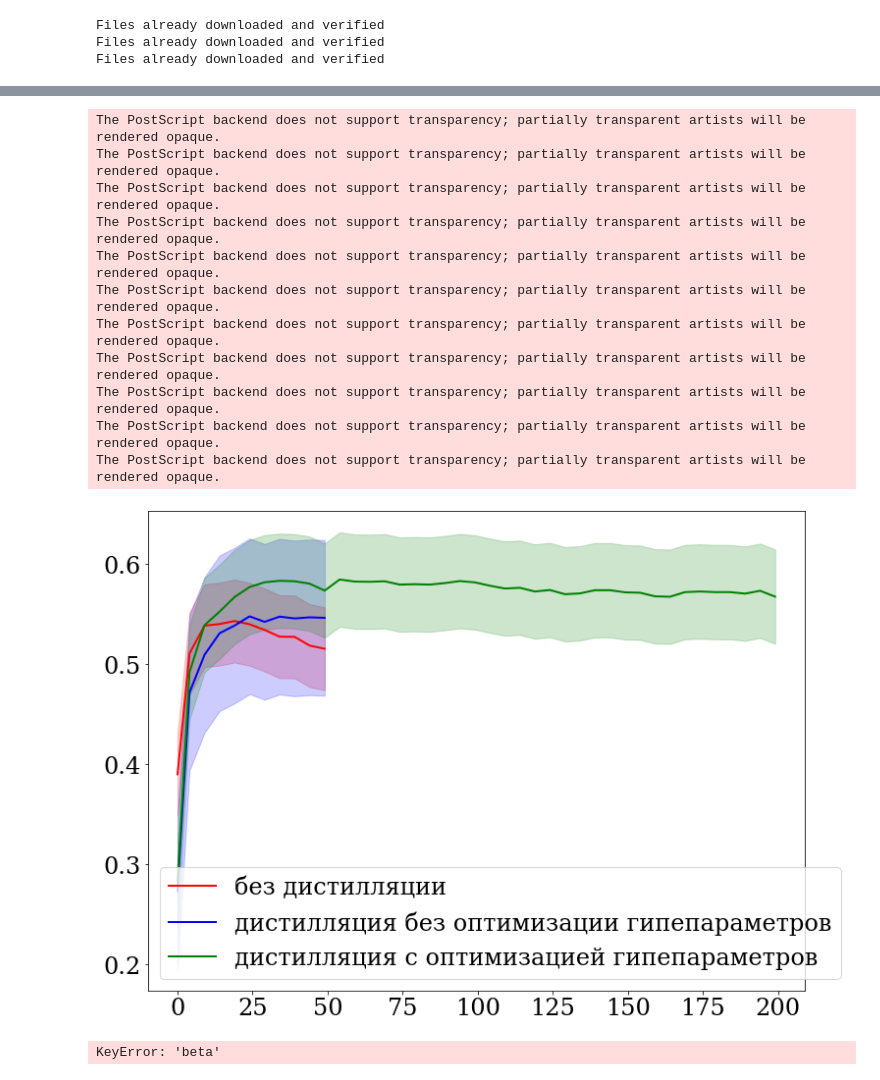
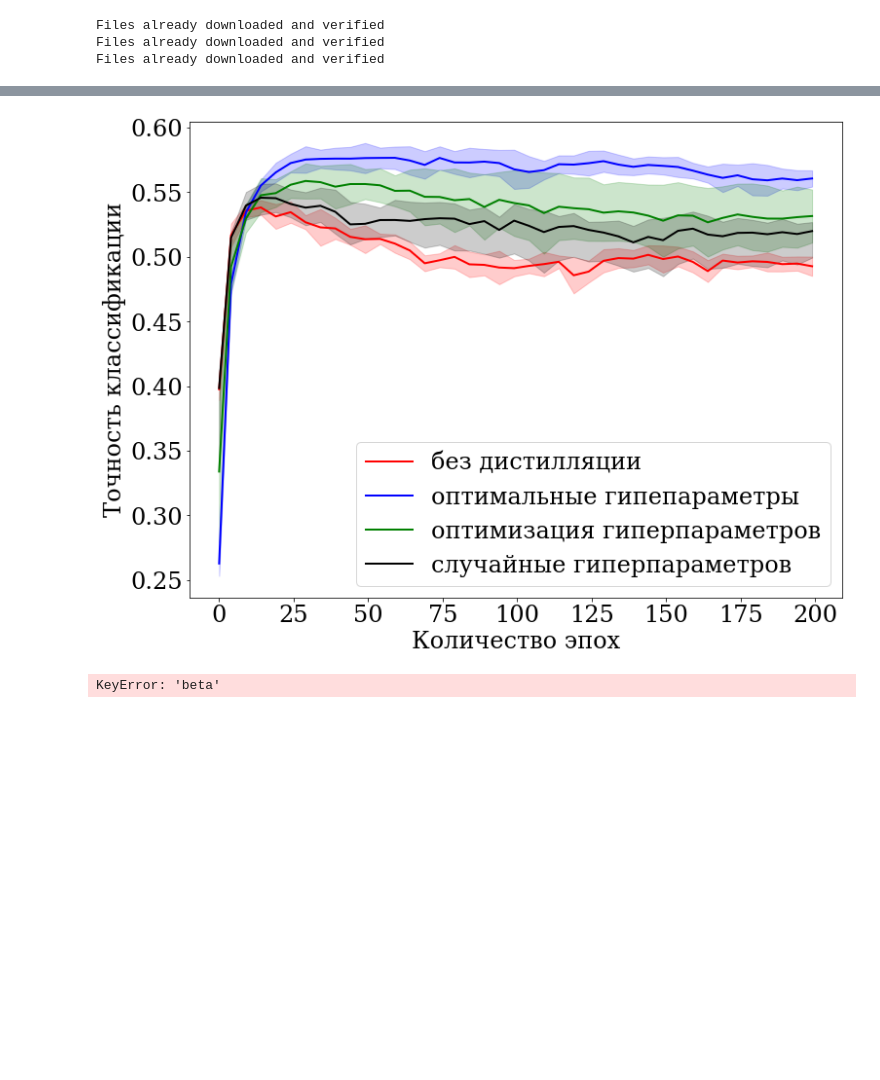
Before and after one commit to Intelligent-Systems-Phystech/MetaOptDistillation, a Jupyter notebook: code/disti_experiment.ipynb, the cells around one changed output, grey strips where cells are left out. Cells and saved outputs as stored; diff of their text form; code cells hidden in the pictures; blank space fills up the shorter version.

```diff
--- a/code/disti_experiment.ipynb
+++ b/code/disti_experiment.ipynb
@@ -263,10 +336,15 @@ import json
 # %%
-with open("exp5_basic.jsonl", "r") as read_file:
-    data_b = json.load(read_file)
-with open("exp5_distill.jsonl", "r") as read_file:
-    data_d = json.load(read_file)
-with open("exp5_dist_h.jsonl", "r") as read_file:
-    data_h = json.load(read_file)
+data_b = []
+data_d = []
+data_h = []
+with open("exp6_basic.jsonl", "r") as read_file:
+    data_b = [json.loads(line) for line in read_file]
+with open("exp6_distill.jsonl", "r") as read_file:
+    data_d = [json.loads(line) for line in read_file]
+with open("exp6_dist_h_rand.jsonl", "r") as read_file:
+    data_dr = [json.loads(line) for line in read_file]
+with open("exp6_dist_h_optim.jsonl", "r") as read_file:
+    data_h = [json.loads(line) for line in read_file]
 # %%
 from matplotlib import pylab as plt
 plt.rcParams['font.family'] = 'DejaVu Serif'
@@ -311,34 +387,31 @@ The PostScript backend does not support transparency; partially transparent arti
 # %%
-epoch_b = np.array([data_b[2]['results'][i]['epoch'] for i in range(len(data_b[2]['results']))])
-acc_b = np.array([data_b[2]['results'][i]['accuracy'] for i in range(len(data_b[2]['results']))])
-plt.plot(epoch_b, acc_b, '-', color='red', label='без дистилляции')
-plt.fill_between(epoch_b, acc_b-acc_b.std(), acc_b+acc_b.std(), alpha=0.2, color='red')
+epoch_b = np.array([data_b[2]['results'][i]['epoch'] for i in range(len(data_b[0]['results']))])
+acc_b = np.array([subdata['results'][i]['accuracy'] for i in range(len(data_b[0]['results'])) for subdata in data_b]).reshape(epoch_b.shape[0], -1)
+plt.plot(epoch_b, acc_b.mean(1), '-', color='red', label='без дистилляции')
+plt.fill_between(epoch_b, acc_b.mean(1)-acc_b.std(1), acc_b.mean(1)+acc_b.std(1), alpha=0.2, color='red')
 
 epoch_d = np.array([data_d[2]['results'][i]['epoch'] for i in range(len(data_d[2]['results']))])
-acc_d = np.array([data_d[2]['results'][i]['accuracy'] for i in range(len(data_d[2]['results']))])
-plt.plot(epoch_d, acc_d, '-', color='blue', label='дистилляция без оптимизации гипепараметров')
-plt.fill_between(epoch_d, acc_d-acc_d.std(), acc_d+acc_d.std(), alpha=0.2, color='blue')
+acc_d = np.array([subdata['results'][i]['accuracy'] for i in range(len(data_d[0]['results'])) for subdata in data_d]).reshape(epoch_d.shape[0], -1)
+plt.plot(epoch_d, acc_d.mean(1), '-', color='blue', label='оптимальные гипепараметры')
+plt.fill_between(epoch_d, acc_d.mean(1)-acc_d.std(1), acc_d.mean(1)+acc_d.std(1), alpha=0.2, color='blue')
 
 epoch_h = np.array([data_h[2]['results'][i]['epoch'] for i in range(len(data_h[2]['results']))])
-acc_h = np.array([data_h[2]['results'][i]['accuracy'] for i in range(len(data_h[2]['results']))])
-plt.plot(epoch_h, acc_h, '-', color='green', label='дистилляция с оптимизацией гипепараметров')
-plt.fill_between(epoch_h, acc_h-acc_h.std(), acc_h+acc_h.std(), alpha=0.2, color='green')
+acc_h = np.array([subdata['results'][i]['accuracy'] for i in range(len(data_d[0]['results'])) for subdata in data_h]).reshape(epoch_h.shape[0], -1)
+plt.plot(epoch_h, acc_h.mean(1), '-', color='green', label='оптимизация гиперпараметров')
+plt.fill_between(epoch_h, acc_h.mean(1)-acc_h.std(1), acc_h.mean(1)+acc_h.std(1), alpha=0.2, color='green')
 
+epoch_dr = np.array([data_dr[2]['results'][i]['epoch'] for i in range(len(data_dr[2]['results']))])
+acc_dr = np.array([subdata['results'][i]['accuracy'] for i in range(len(data_dr[0]['results'])) for subdata in data_dr]).reshape(epoch_h.shape[0], -1)
+plt.plot(epoch_dr, acc_dr.mean(1), '-', color='black', label='случайные гиперпараметров')
+plt.fill_between(epoch_dr, acc_dr.mean(1)-acc_h.std(1), acc_dr.mean(1)+acc_dr.std(1), alpha=0.2, color='black')
+
+
+plt.xlabel('Количество эпох')
+plt.ylabel('Точность классификации')
 plt.legend()
-plt.savefig('2.eps')
+plt.savefig('acc.pdf')
 # %% [output]
-The PostScript backend does not support transparency; partially transparent artists will be rendered opaque.
-The PostScript backend does not support transparency; partially transparent artists will be rendered opaque.
-The PostScript backend does not support transparency; partially transparent artists will be rendered opaque.
-The PostScript backend does not support transparency; partially transparent artists will be rendered opaque.
-The PostScript backend does not support transparency; partially transparent artists will be rendered opaque.
-The PostScript backend does not support transparency; partially transparent artists will be rendered opaque.
-The PostScript backend does not support transparency; partially transparent artists will be rendered opaque.
-The PostScript backend does not support transparency; partially transparent artists will be rendered opaque.
-The PostScript backend does not support transparency; partially transparent artists will be rendered opaque.
-The PostScript backend does not support transparency; partially transparent artists will be rendered opaque.
-The PostScript backend does not support transparency; partially transparent artists will be rendered opaque.
-[figure, old version]
+[figure, new version]
 # %%
 epoch_d = np.array([data_d[2]['results'][i]['epoch'] for i in range(len(data_d[2]['results']))])
 beta_d = np.array([data_d[2]['results'][i]['beta'] for i in range(len(data_d[2]['results']))])
```
Also changed, not shown: parts of 7 cells of this notebook, 13 other files.
